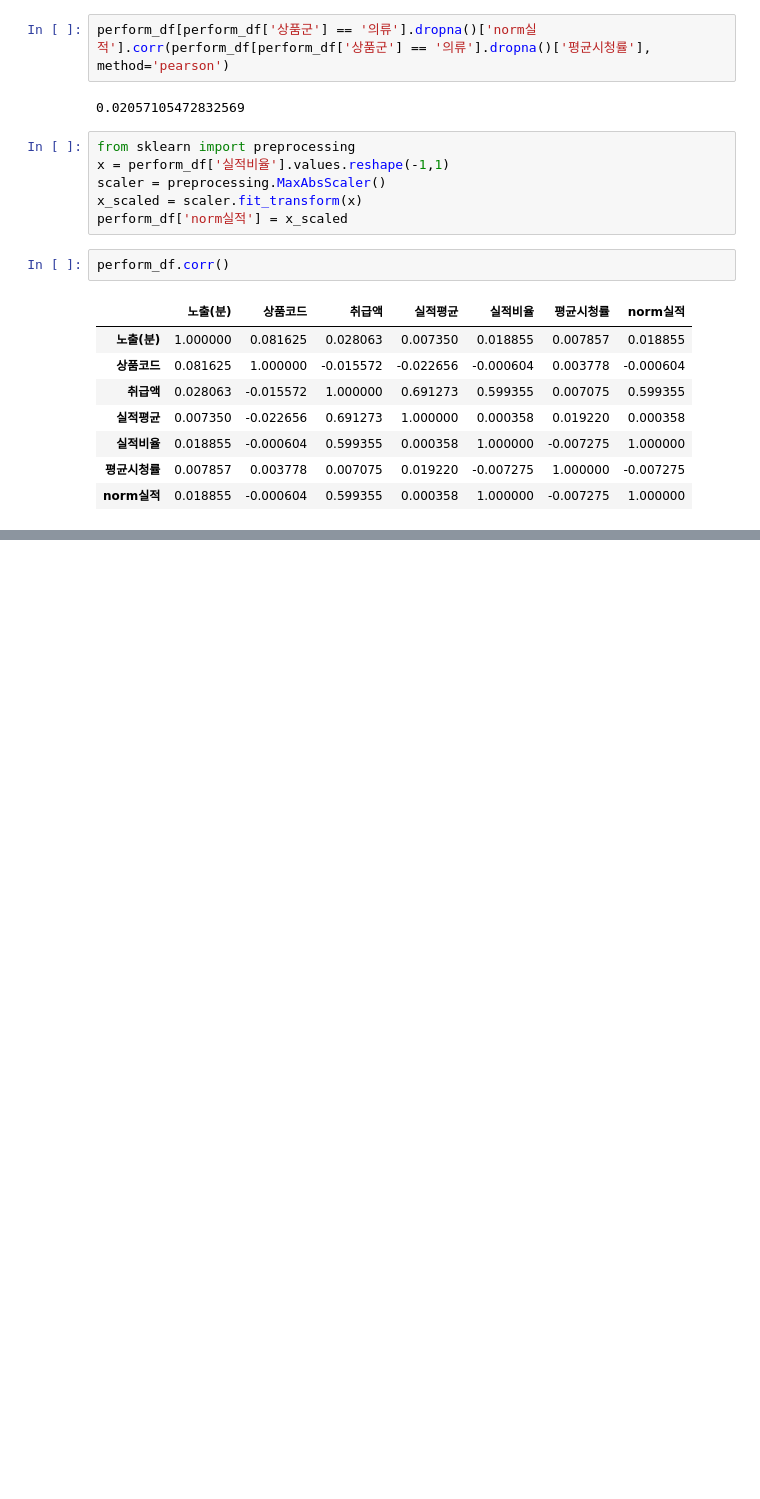
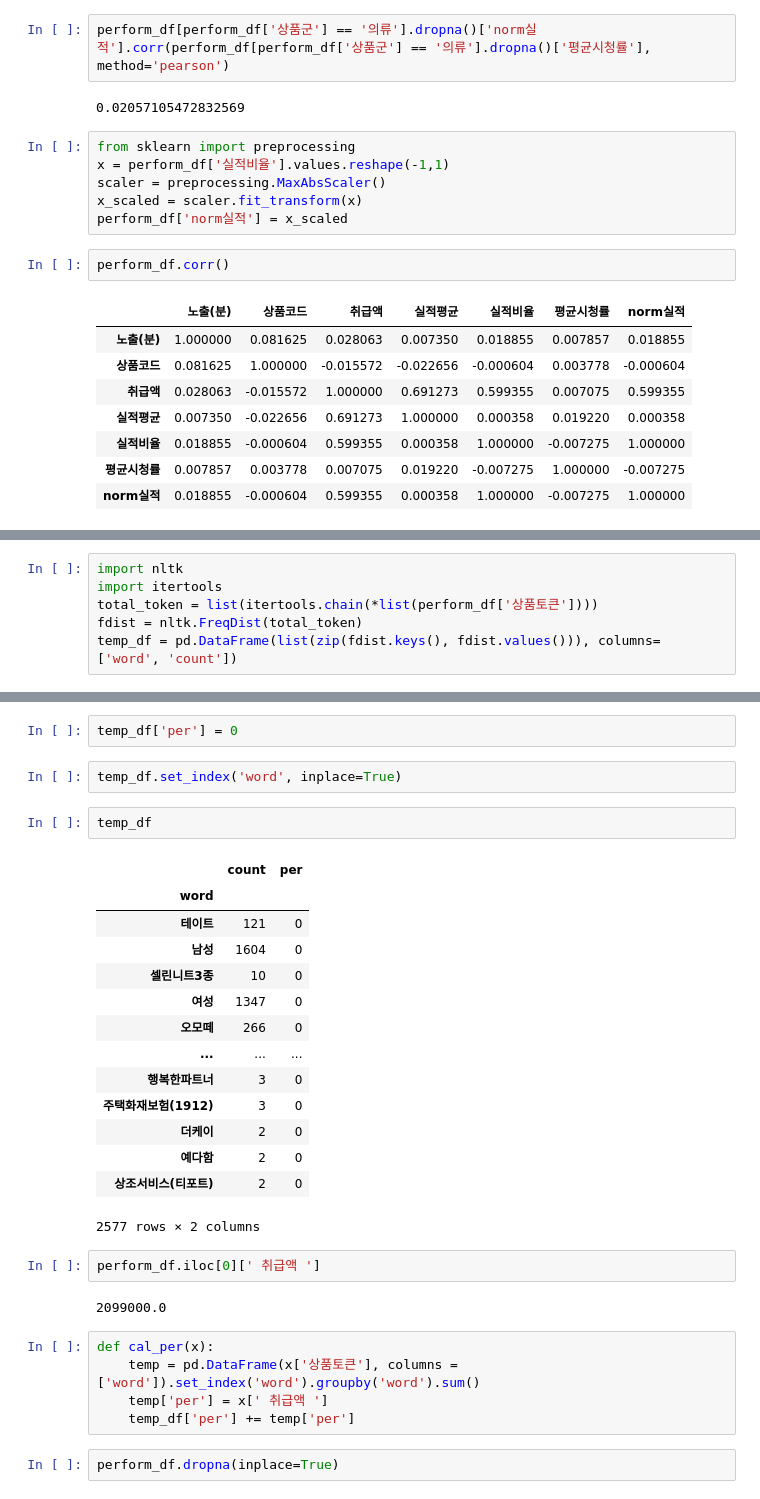
Before and after one commit to devsosin/big_contest, a Jupyter notebook: prepro.ipynb, the cells around one changed output, grey strips where cells are left out. Saved outputs shown, nothing was run; the diff lists cells and outputs as text; blank space fills up the shorter version.

```diff
--- a/prepro.ipynb
+++ b/prepro.ipynb
@@ -152,0 +141,6 @@ perform_df.corr()
+# %%
+import nltk
+import itertools
+total_token = list(itertools.chain(*list(perform_df['상품토큰'])))
+fdist = nltk.FreqDist(total_token)
+temp_df = pd.DataFrame(list(zip(fdist.keys(), fdist.values())), columns= ['word', 'count'])
@@ -152,0 +163,32 @@ perform_df.corr()
+# %%
+temp_df['per'] = 0
+# %%
+temp_df.set_index('word', inplace=True)
+# %%
+temp_df
+# %% [output]
+|  | count | per |
+| word |  |  |
+| 테이트 | 121 | 0 |
+| 남성 | 1604 | 0 |
+| 셀린니트3종 | 10 | 0 |
+| 여성 | 1347 | 0 |
+| 오모떼 | 266 | 0 |
+| ... | ... | ... |
+| 행복한파트너 | 3 | 0 |
+| 주택화재보험(1912) | 3 | 0 |
+| 더케이 | 2 | 0 |
+| 예다함 | 2 | 0 |
+| 상조서비스(티포트) | 2 | 0 |
+2577 rows × 2 columns
+# %%
+perform_df.iloc[0][' 취급액 ']
+# %% [output]
+2099000.0
+# %%
+def cal_per(x):
+    temp = pd.DataFrame(x['상품토큰'], columns = ['word']).set_index('word').groupby('word').sum()
+    temp['per'] = x[' 취급액 ']
+    temp_df['per'] += temp['per']
+# %%
+perform_df.dropna(inplace=True)
```
Also changed, not shown: parts of 32 cells of this notebook, 1 other file.
